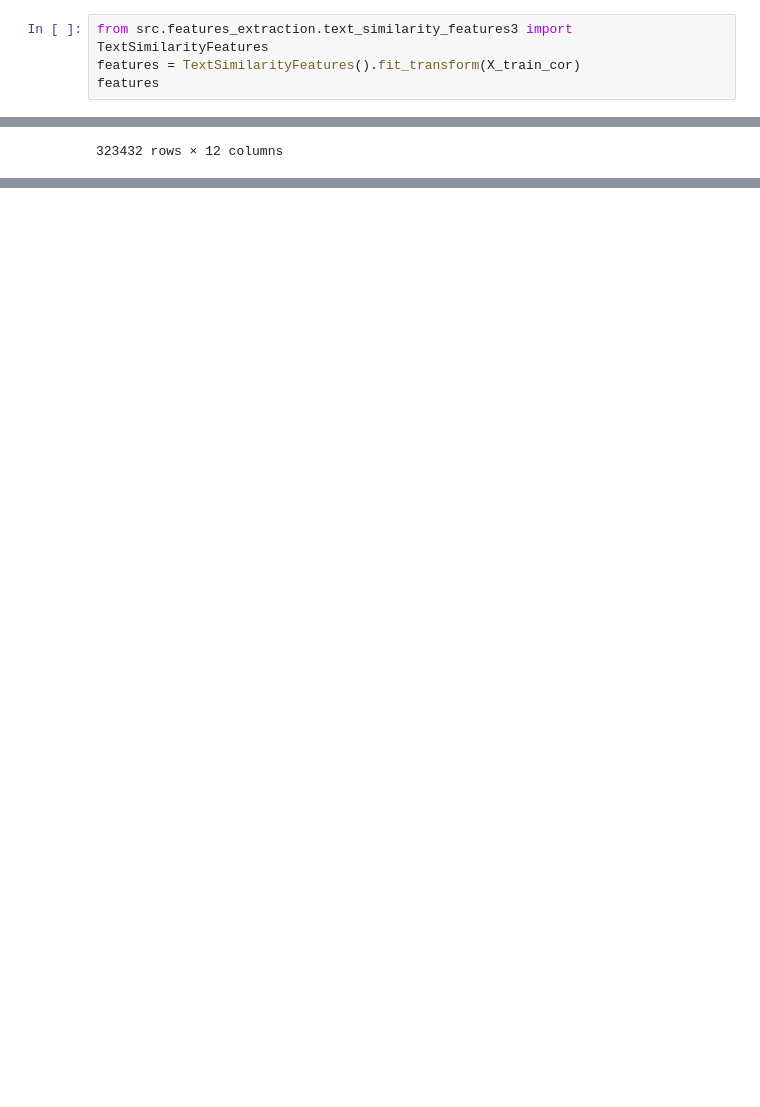
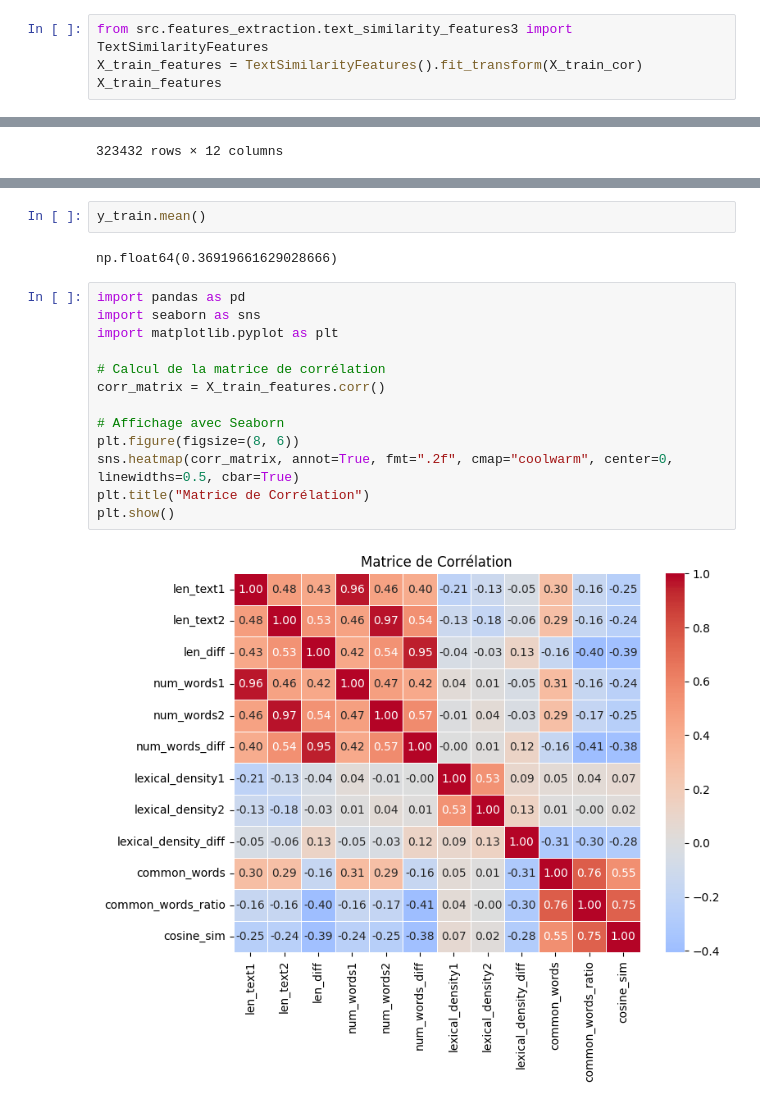
Before and after one commit to AmoussouKokou/quora-question-pairs, a Jupyter notebook: src/exploration_data/Untitled-1.ipynb, the cells around one changed output, grey strips where cells are left out. Saved outputs shown, nothing was run; the diff lists cells and outputs as text; blank space fills up the shorter version.

```diff
--- a/src/exploration_data/Untitled-1.ipynb
+++ b/src/exploration_data/Untitled-1.ipynb
@@ -140,8 +140,8 @@ X_train_cor.loc[[363362, 105780]]
 | 105780 | How can I develop android app? |  |
 # %%
 from src.features_extraction.text_similarity_features3 import TextSimilarityFeatures
-features = TextSimilarityFeatures().fit_transform(X_train_cor)
-features
+X_train_features = TextSimilarityFeatures().fit_transform(X_train_cor)
+X_train_features
 # %% [output]
 |  | len_text1 | len_text2 | len_diff | num_words1 | num_words2 | num_words_diff | lexical_density1 | ... |
 | 341317 | 19 | 32 | 13 | 4 | 6 | 2 | 0.210526 | ... |
@@ -162,3 +162,22 @@ features.loc[[363362, 105780]]
 |  | len_text1 | len_text2 | len_diff | num_words1 | num_words2 | num_words_diff | lexical_density1 | ... |
 | 363362 | 0 | 123 | 123 | 0 | 21 | 21 | 0.0 | ... |
 | 105780 | 30 | 0 | 30 | 6 | 0 | 6 | 0.2 | ... |
+# %%
+y_train.mean()
+# %% [output]
+np.float64(0.36919661629028666)
+# %%
+import pandas as pd
+import seaborn as sns
+import matplotlib.pyplot as plt
+
+# Calcul de la matrice de corrélation
+corr_matrix = X_train_features.corr()
+
+# Affichage avec Seaborn
+plt.figure(figsize=(8, 6))
+sns.heatmap(corr_matrix, annot=True, fmt=".2f", cmap="coolwarm", center=0, linewidths=0.5, cbar=True)
+plt.title("Matrice de Corrélation")
+plt.show()
+# %% [output]
+[figure, added]
```
Also changed, not shown: parts of 1 cell of this notebook, 2 other files.
